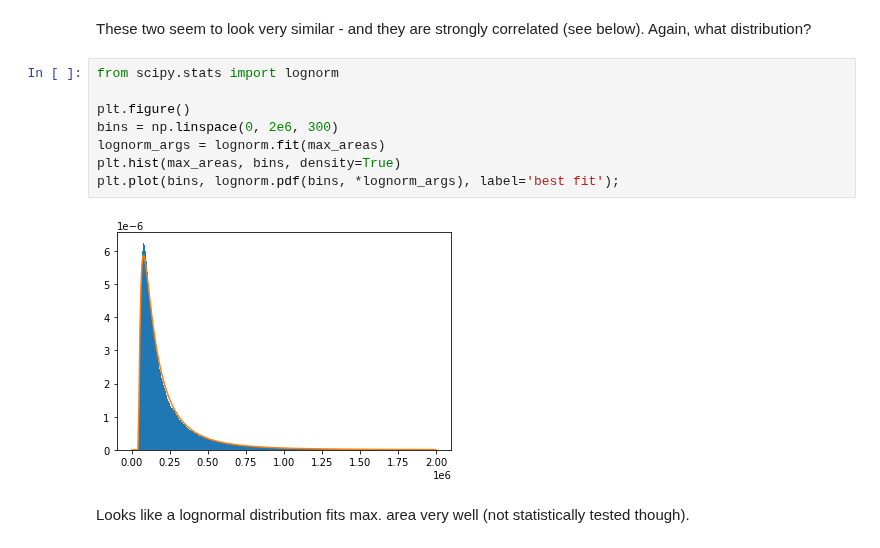
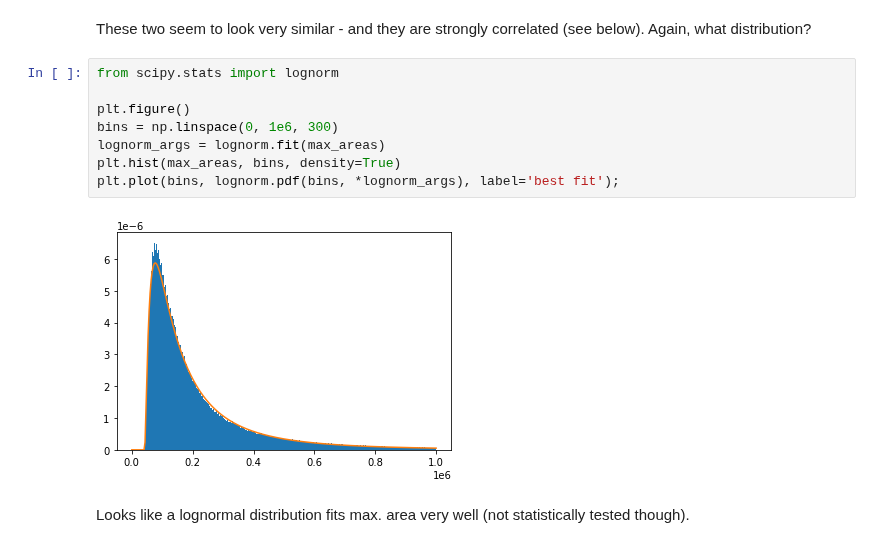
Before and after one commit to markmuetz/mcs_prime, a Jupyter notebook: ctrl/notebooks/track_analysis.ipynb, the cells around one changed output. Saved outputs shown, nothing was run; the diff lists cells and outputs as text.

```diff
--- a/ctrl/notebooks/track_analysis.ipynb
+++ b/ctrl/notebooks/track_analysis.ipynb
@@ -131,13 +131,13 @@ These two seem to look very similar - and they are strongly correlated (see belo
 # %%
 from scipy.stats import lognorm
 
 plt.figure()
-bins = np.linspace(0, 2e6, 300)
+bins = np.linspace(0, 1e6, 300)
 lognorm_args = lognorm.fit(max_areas)
 plt.hist(max_areas, bins, density=True)
 plt.plot(bins, lognorm.pdf(bins, *lognorm_args), label='best fit');
 # %% [output]
-[figure, old version]
+[figure, new version]
 # %% [markdown]
 Looks like a lognormal distribution fits max. area very well (not statistically tested though).
 # %%
```
Also changed, not shown: parts of 1 cell of this notebook, 1 other file.
